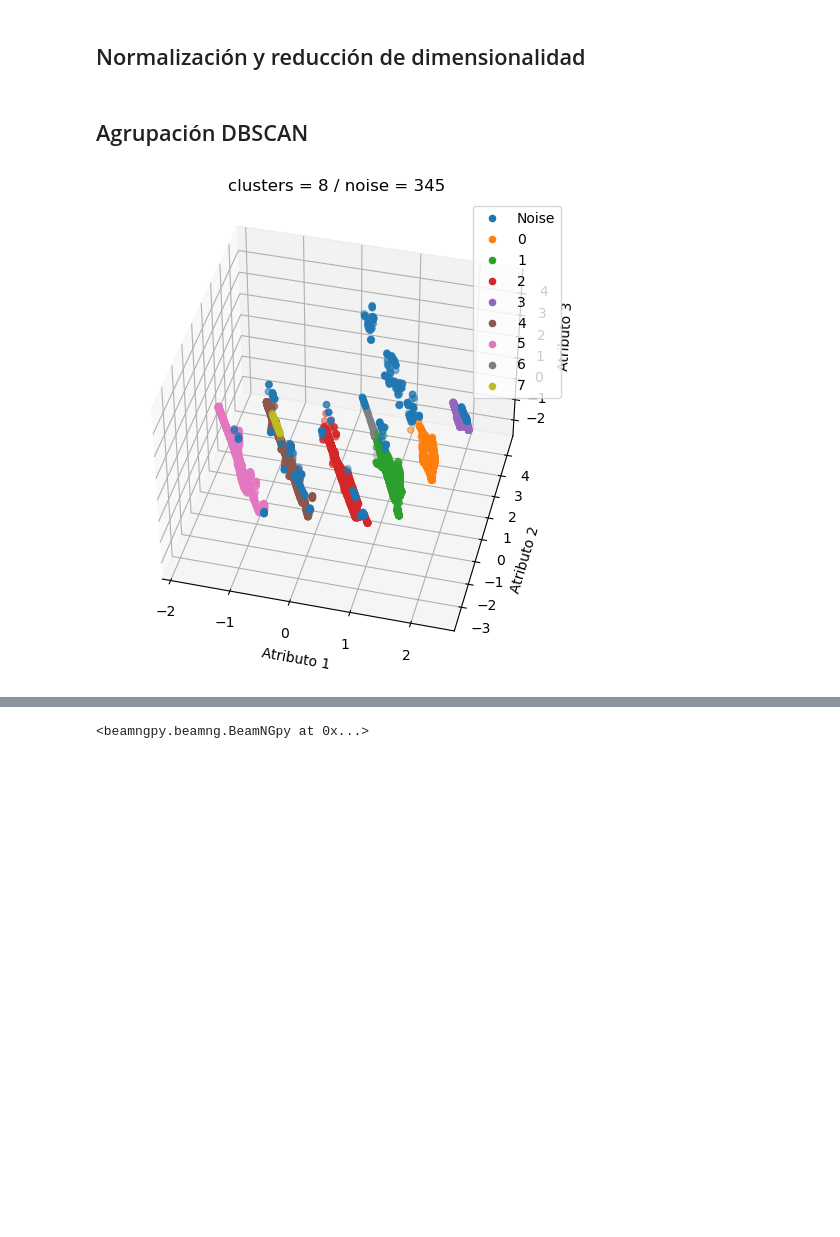
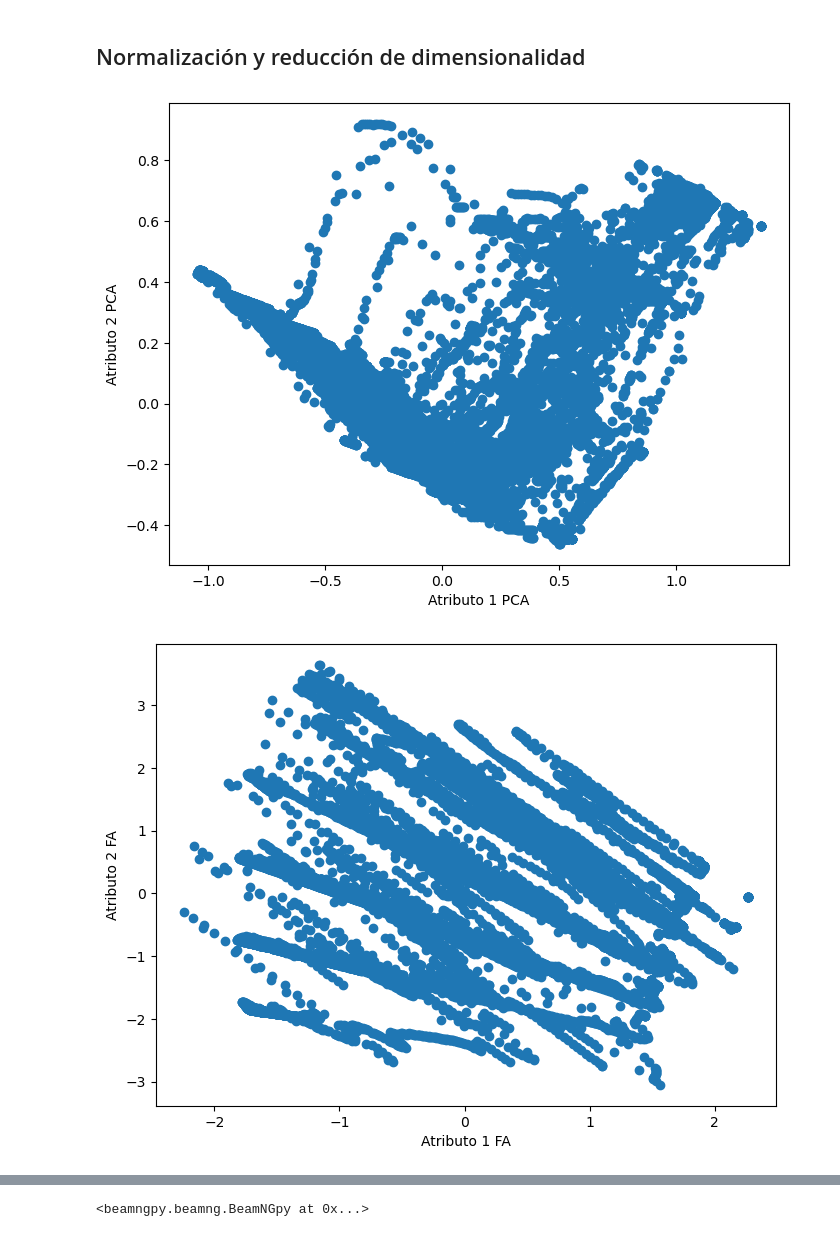
Before and after one commit to qgerman2/ml_beamng, a Jupyter notebook: clasificacion.ipynb, the cells around one changed output, grey strips where cells are left out. Saved outputs shown, nothing was run; the diff lists cells and outputs as text; code cells hidden in the pictures; blank space fills up the shorter version.

Commit message:
observacion

```diff
--- a/clasificacion.ipynb
+++ b/clasificacion.ipynb
@@ -72,39 +70,20 @@ X_p = pca.fit_transform(X_scaled)
 fa = FactorAnalysis(n_components=2)
 X_f = fa.fit_transform(X_scaled)
 # %%
-%matplotlib qt
 fig = plt.figure()
 fig.set_size_inches(8,6)
-ax = fig.add_subplot(projection='2d')
-ax.scatter(X_p[:, 0], X_p[:, 1], X_p[:, 2])
-ax.set_xlabel("Atributo 1 PCA"), ax.set_ylabel("Atributo 2 PCA"), ax.set_zlabel("Atributo 3 PCA")
+ax = fig.add_subplot()
+ax.scatter(X_p[:, 0], X_p[:, 1])
+ax.set_xlabel("Atributo 1 PCA"), ax.set_ylabel("Atributo 2 PCA")
 plt.show()
 
 fig = plt.figure()
 fig.set_size_inches(8,6)
-ax = fig.add_subplot(projection='3d')
-ax.view_init(41, -76)
-ax.scatter(X_f[:, 0], X_f[:, 1], X_f[:, 2])
-ax.set_xlabel("Atributo 1 FA"), ax.set_ylabel("Atributo 2 FA"), ax.set_zlabel("Atributo 3 FA")
+ax = fig.add_subplot()
+ax.scatter(X_f[:, 0], X_f[:, 1])
+ax.set_xlabel("Atributo 1 FA"), ax.set_ylabel("Atributo 2 FA")
 plt.show()
+# %% [output]
+[figure, added]
+[figure, added]
-# %% [markdown]
-## Agrupación DBSCAN
-# %%
-estimator = DBSCAN(eps=0.52, min_samples=30)
-estimator.fit(X_f[:, [0, 1, 2]])
-labels = estimator.labels_
-n_clusters = len(set(labels)) - (1 if -1 in labels else 0) #cantidad grupos
-n_noise = list(labels).count(-1) #observaciones ruido
-fig = plt.figure()
-ax = fig.add_subplot(projection='3d')
-fig.set_size_inches(8,6)
-ax.view_init(41, -76)
-for i in range(-1, n_clusters):
-    ax.scatter(X_f[:, 0][labels == i], X_f[:, 1][labels == i], X_f[:, 2][labels == i])
-ax.set_xlabel("Atributo 1"), ax.set_ylabel("Atributo 2"), ax.set_zlabel("Atributo 3")
-ax.set_title('clusters = ' + str(n_clusters) + ' / ' + 'noise = ' + str(n_noise))
-ax.legend([*['Noise'],*range(n_clusters)])
-plt.show()
-# %% [output]
-[figure, removed]
 # %% [markdown]
```
Also changed, not shown: parts of 4 cells of this notebook.
